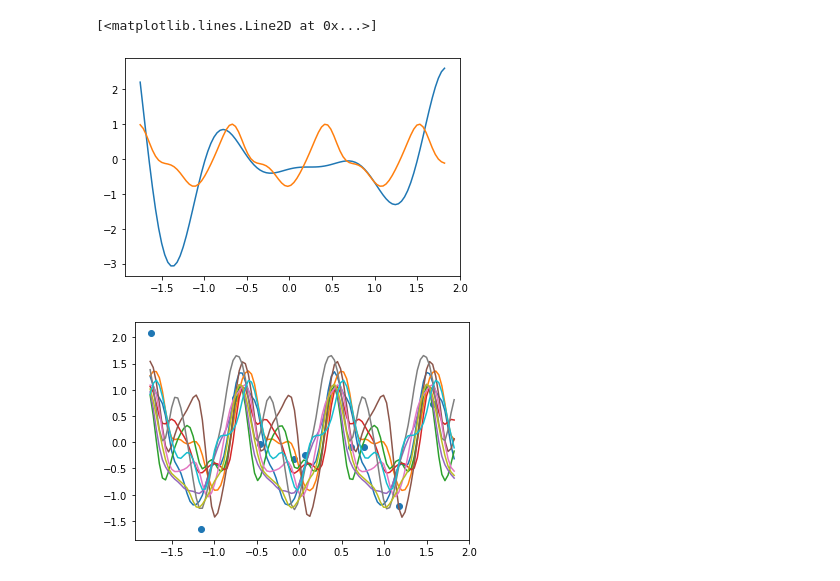
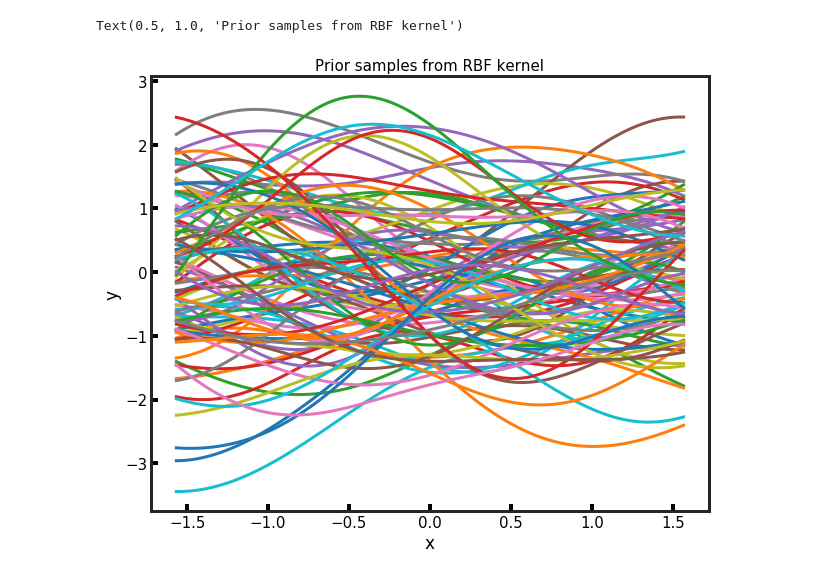
Before and after one commit to Yusheng-cai/Gaussian_process, a Jupyter notebook: GP_run.ipynb, the cells around one changed output. Drawn from its saved outputs; the diff is of its cells as text; code cells hidden in the pictures.

```diff
--- a/GP_run.ipynb
+++ b/GP_run.ipynb
@@ -160,12 +176,16 @@ post = np.random.multivariate_normal(mu[:,0],cov,size=10)
-# %%
-plt.plot(xp,yp)
-plt.plot(xp,mu)
-# %% [output]
-[<matplotlib.lines.Line2D at 0x...>]
-[figure, removed]
-# %%
-plt.scatter(x,y)
-for i in range(post.shape[0]):
-    plt.plot(xp,post[i])
-# %% [output]
-[figure, removed]
+# %%
+num_prior = 100
+
+
+prior = model1.draw_prior(Xtest,100)
+fig = plt.figure()
+ax = fig.add_subplot(111)
+for a in range(prior.shape[0]):
+    ax.plot(Xtest,prior[a,:])
+ax.tick_params(direction='in',width=4)
+ax.set_xlabel("x")
+ax.set_ylabel("y")
+ax.set_title("Prior samples from RBF kernel")
+# %% [output]
+Text(0.5, 1.0, 'Prior samples from RBF kernel')
+[figure, added]
```
Also changed, not shown: parts of 12 cells of this notebook, 1 other file.
